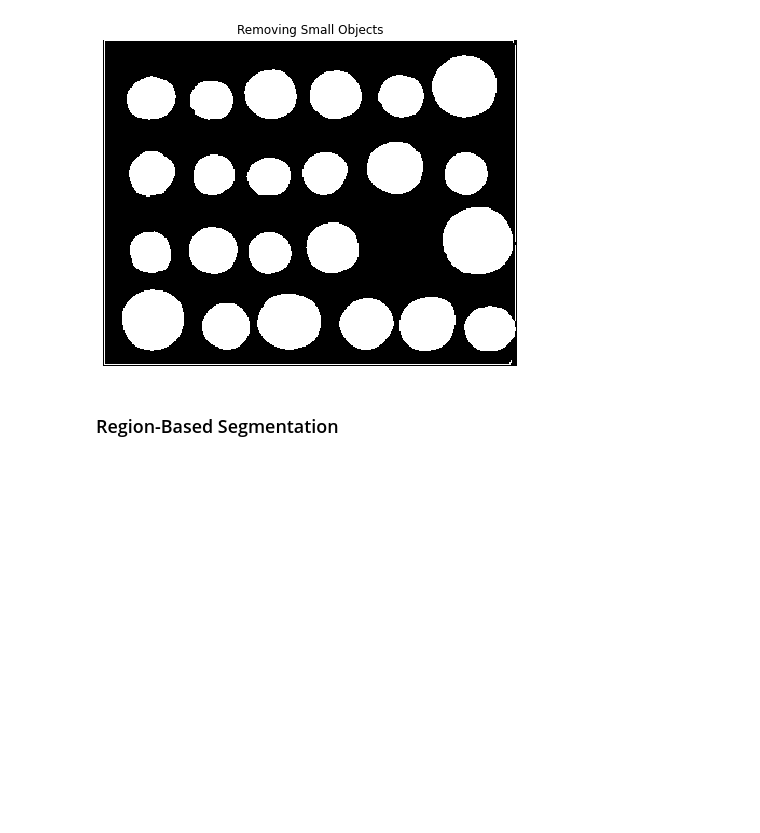
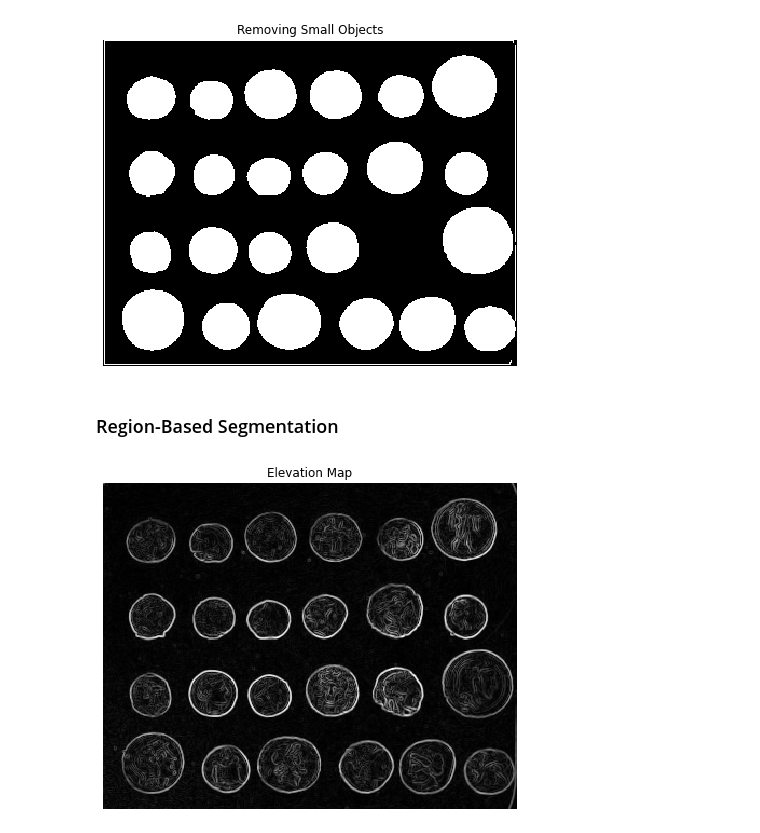
Before and after one commit to kiplimock/image-processing, a Jupyter notebook: image_segmentation.ipynb, the cells around one changed output. Drawn from its saved outputs; the diff is of its cells as text; code cells hidden in the pictures; blank space fills up the shorter version.

```diff
--- a/image_segmentation.ipynb
+++ b/image_segmentation.ipynb
@@ -163,3 +163,13 @@ plt.show()
 [figure]
 # %% [markdown]
 ### Region-Based Segmentation
+# %%
+# 1. Find an elevation map
+elevation_map = sobel(coins)
+fig, axes = plt.subplots(figsize=(10, 6))
+axes.imshow(elevation_map, 'gray', interpolation='nearest')
+axes.set_title('Elevation Map')
+axes.axis('off')
+plt.show()
+# %% [output]
+[figure, added]
```
Also changed, not shown: parts of 4 cells of this notebook.
